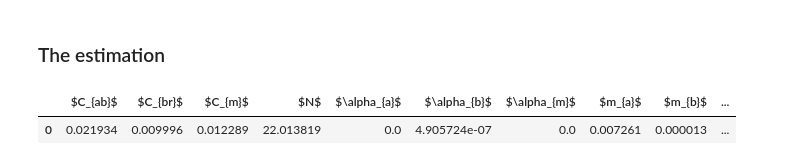
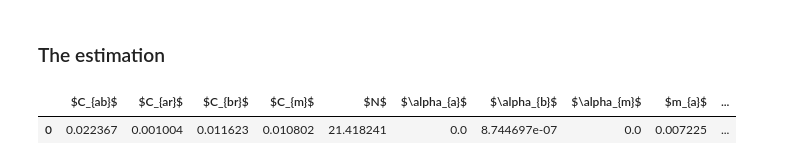
Before and after one commit to cparrarojas/sde-parameter-estimation, a Jupyter notebook: quasi-cycles.ipynb, the cells around one changed output. Saved outputs shown, nothing was run; the diff lists cells and outputs as text; code cells hidden in the pictures.

```diff
--- a/quasi-cycles.ipynb
+++ b/quasi-cycles.ipynb
@@ -20,3 +21,6 @@ colours = [list(plt.rcParams['axes.prop_cycle'])[i]['color'] for i in range(ncol
 
 import warnings
 warnings.filterwarnings('ignore')
+# %%
+for i, x in enumerate(np.arange(0,20)[:-1]):
+    print(x)
@@ -48,21 +72,17 @@ def B(x, *params):
                                  Cbr*(b0 + ba)*r + ib*r + Car*(b0 + a0)*r + ia*r + mb*b0 + ma*a0 + mm*m]
                                ])
 
-def LNA(x, t, *params):
+def Jac(x, t, *params):
     Cbr, Cab, Cm, Car, mb, ma, mm, ib, ia, im, N = params
     y = np.maximum(x[:ndim], np.zeros(ndim))
-    x_det = A(y, *params)
     b0, ba, a0, m, r = y
-    Xi = np.reshape(x[ndim:], (ndim,ndim))
     J = np.array([[Cbr*r - Cab*(ba + a0) - ia - (Cm*m + im) - mb, Cbr*r - Cab*b0 + ma, - Cab*b0, - Cm*b0,
                   Cbr*(b0 + ba) + ib], [Cab*(ba + a0) + ia, Cab*b0 - (Cm*m + im) - ma - mb, Cab*b0, - Cm*ba, 0.],
                  [0., Car*r + mb, Car*r - (Cm*m + im) - ma, - Cm*a0, Car*(ba + a0) + ia],
                  [(Cm*m + im), (Cm*m + im), (Cm*m + im), Cm*(b0 + a0 + ba) - mm, 0.],
                  [-Cbr*r + mb, -Cbr*r - Car*r, -Car*r + ma, mm, -Cbr*(b0 + ba) - ib - Car*(ba + a0) - ia]])
 
-    dXidt = np.dot(J, Xi) + np.dot(Xi, J.transpose()) + B(y, *params)
-
-    return np.concatenate((x_det, dXidt.flatten()))
+    return J
 # %%
 def path(x, t, *params):
     dt = t[1]-t[0]
@@ -189,14 +228,14 @@ x_estim = zimmer.reconstruct(params_estim)
 # %%
 Cbr, Cab, Cm, Car, mb, ma, mm, ib, ia, im, N = params_estim
 # %%
-params_table = pd.DataFrame({r'$C_{br}$': Cbr, r'$C_{ab}$': Cab, r'$C_{m}$': Cm, r'$m_{b}$': mb, r'$m_{a}$': ma,
-                             r'$m_{m}$': mm, r'$\alpha_{b}$': ib, r'$\alpha_{a}$': ia, r'$\alpha_{m}$': im,
-                             r'$N$': N}, index=[0])
+params_table = pd.DataFrame({r'$C_{br}$': Cbr, r'$C_{ab}$': Cab, r'$C_{m}$': Cm, r'$C_{ar}$': Car,
+                             r'$m_{b}$': mb, r'$m_{a}$': ma, r'$m_{m}$': mm, r'$\alpha_{b}$': ib,
+                             r'$\alpha_{a}$': ia, r'$\alpha_{m}$': im, r'$N$': N}, index=[0])
 
 params_table
 # %% [output]
-|  | $C_{ab}$ | $C_{br}$ | $C_{m}$ | $N$ | $\alpha_{a}$ | $\alpha_{b}$ | $\alpha_{m}$ | $m_{a}$ | $m_{b}$ | ... |
-| 0 | 0.021934 | 0.009996 | 0.012289 | 22.013819 | 0.0 | 4.905724e-07 | 0.0 | 0.007261 | 0.000013 | ... |
+|  | $C_{ab}$ | $C_{ar}$ | $C_{br}$ | $C_{m}$ | $N$ | $\alpha_{a}$ | $\alpha_{b}$ | $\alpha_{m}$ | $m_{a}$ | ... |
+| 0 | 0.022367 | 0.001004 | 0.011623 | 0.010802 | 21.418241 | 0.0 | 8.744697e-07 | 0.0 | 0.007225 | ... |
 # %%
 init_cond = np.concatenate((observations[0][0], np.zeros(ndim**2)))
 t_full = np.linspace(observations[1][0], observations[1][-1], 1000)
```
Also changed, not shown: parts of 10 cells of this notebook, 2 other files.
